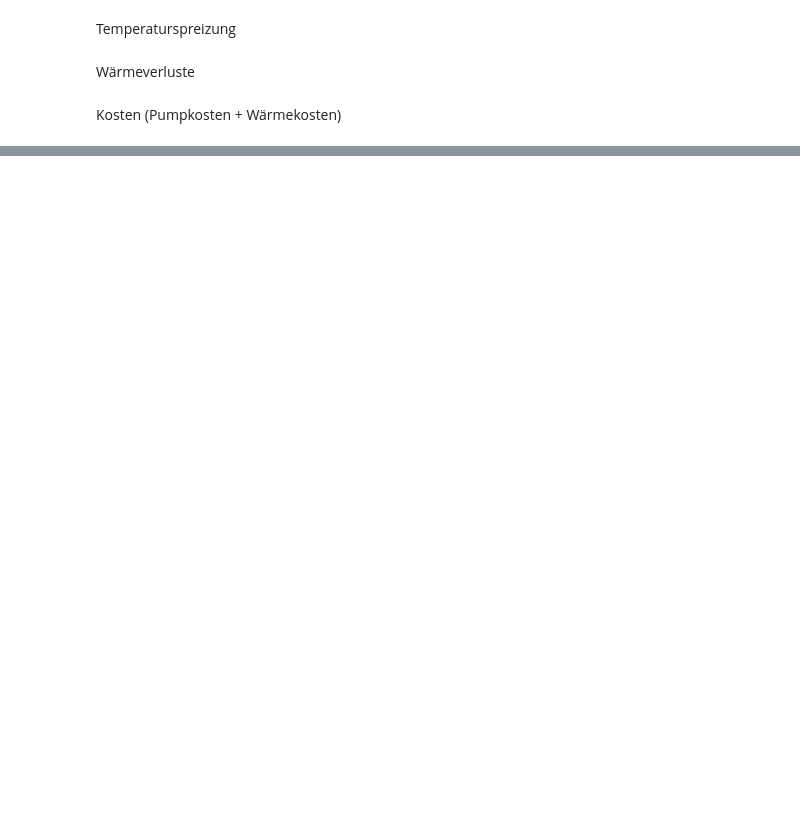
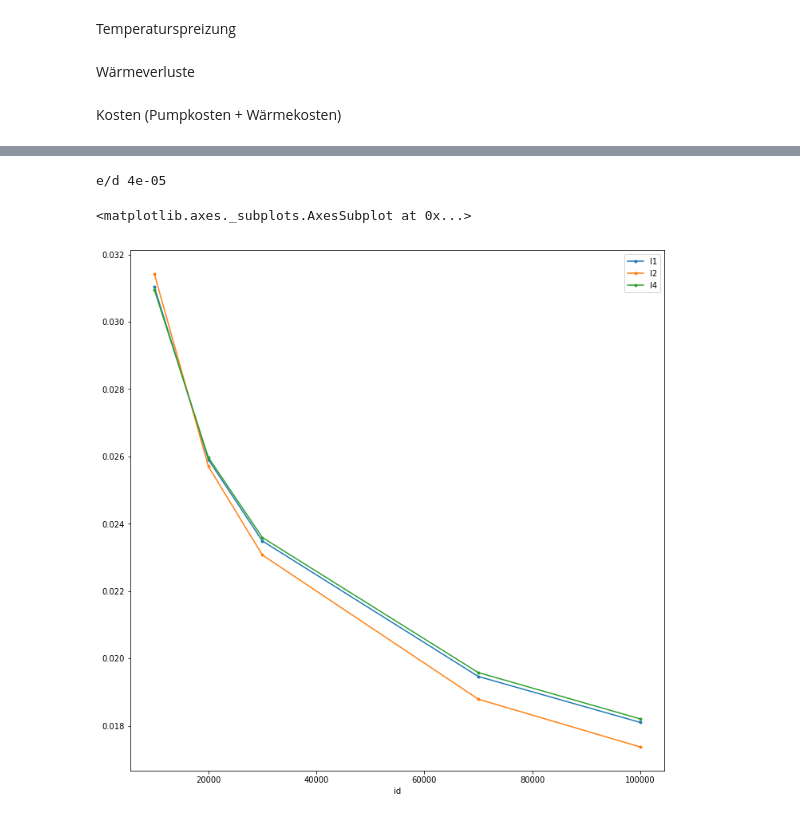
Before and after one commit to jnnr/models_oemof, a Jupyter notebook: DHN_model/dhn_model_single_pipe.ipynb, the cells around one changed output, grey strips where cells are left out. Drawn from its saved outputs; the diff is of its cells as text; code cells hidden in the pictures; blank space fills up the shorter version.

```diff
--- a/DHN_model/dhn_model_single_pipe.ipynb
+++ b/DHN_model/dhn_model_single_pipe.ipynb
@@ -142,3 +196,37 @@ Kosten (Pumpkosten + Wärmekosten)
 # %% [markdown]
 Bei versch. Außentemperaturen
 Bei verschiedenen Temperaturniveaus
+# %%
+eps = 0.01*1e-3
+D = 0.25
+print('e/d', eps/D)
+lam = {'id': [],
+       'l0': [],
+       'l1': [],
+       'l2': [],
+       'l3': [],
+       'l4': []}
+for Re in ([10000,20000,30000,70000,100000]):
+    lamb0 = 0.07 * Re**(-0.13) * D**(-0.14)
+    lamb1 = 1.325 / (np.log(eps/(3.7*D) + 5.74/(Re**0.9)))**2
+    lamb2 = 0.25 * 1/(np.log10(15/Re + eps/(3.715*D)))**2
+    lamb3 = 0.25 / (np.log10(eps/(3.7*D) + 5.74/(Re**0.9)))**2
+
+    def f(x):
+        return (-2*np.log10((2.51/(Re*np.sqrt(x))) + (eps/(3.71*D))) - 1.0/np.sqrt(x))
+    lamb4 = root(f, 0.0002)['x'][0]
+
+    lam['id'].append(Re)
+    lam['l0'].append(lamb0)
+    lam['l1'].append(lamb1)
+    lam['l2'].append(lamb2)
+    lam['l3'].append(lamb3)
+    lam['l4'].append(lamb4)
+ll = pd.DataFrame(lam)
+ll = ll.set_index('id')
+fig, ax = plt.subplots(figsize=(12,12))
+ll[['l1', 'l2', 'l4']].plot(marker='.', ax=ax)
+# %% [output]
+e/d 4e-05
+<matplotlib.axes._subplots.AxesSubplot at 0x...>
+[figure, added]
```
Also changed, not shown: parts of 12 cells of this notebook.
